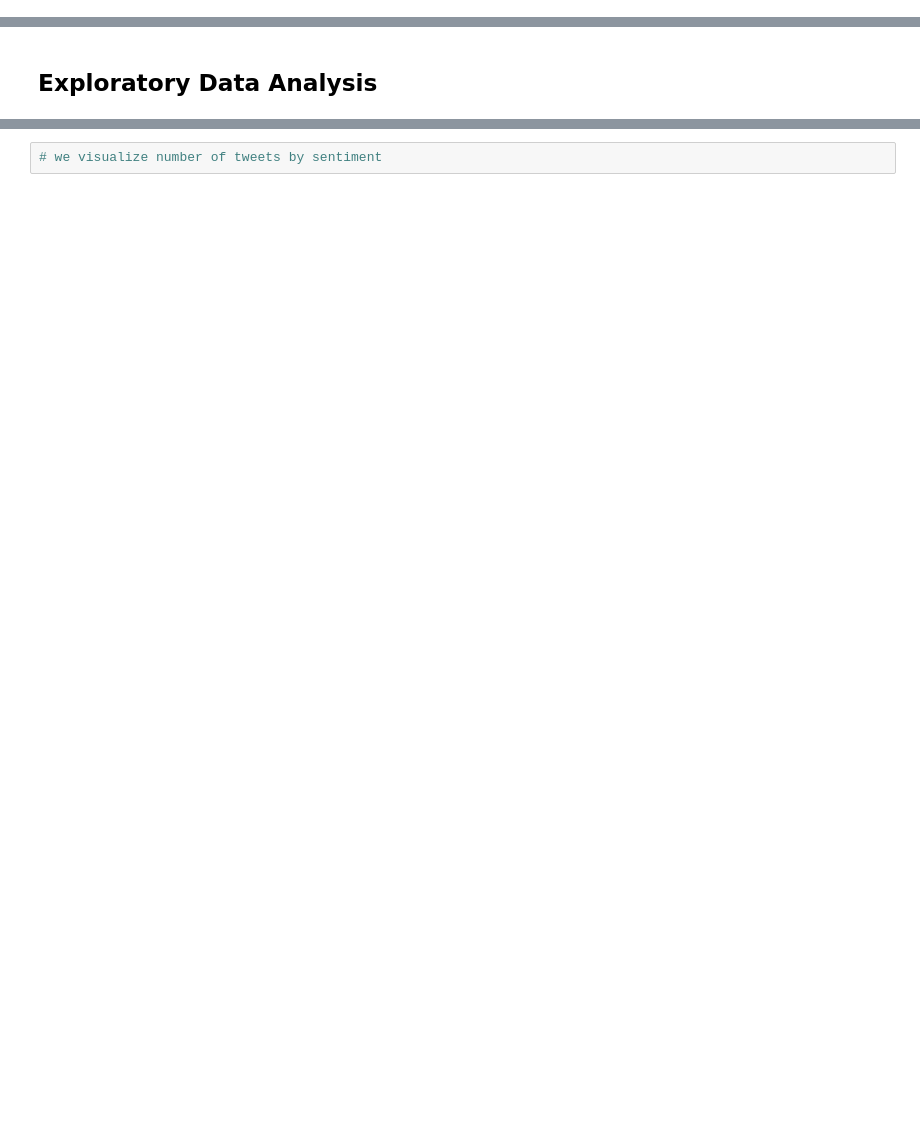
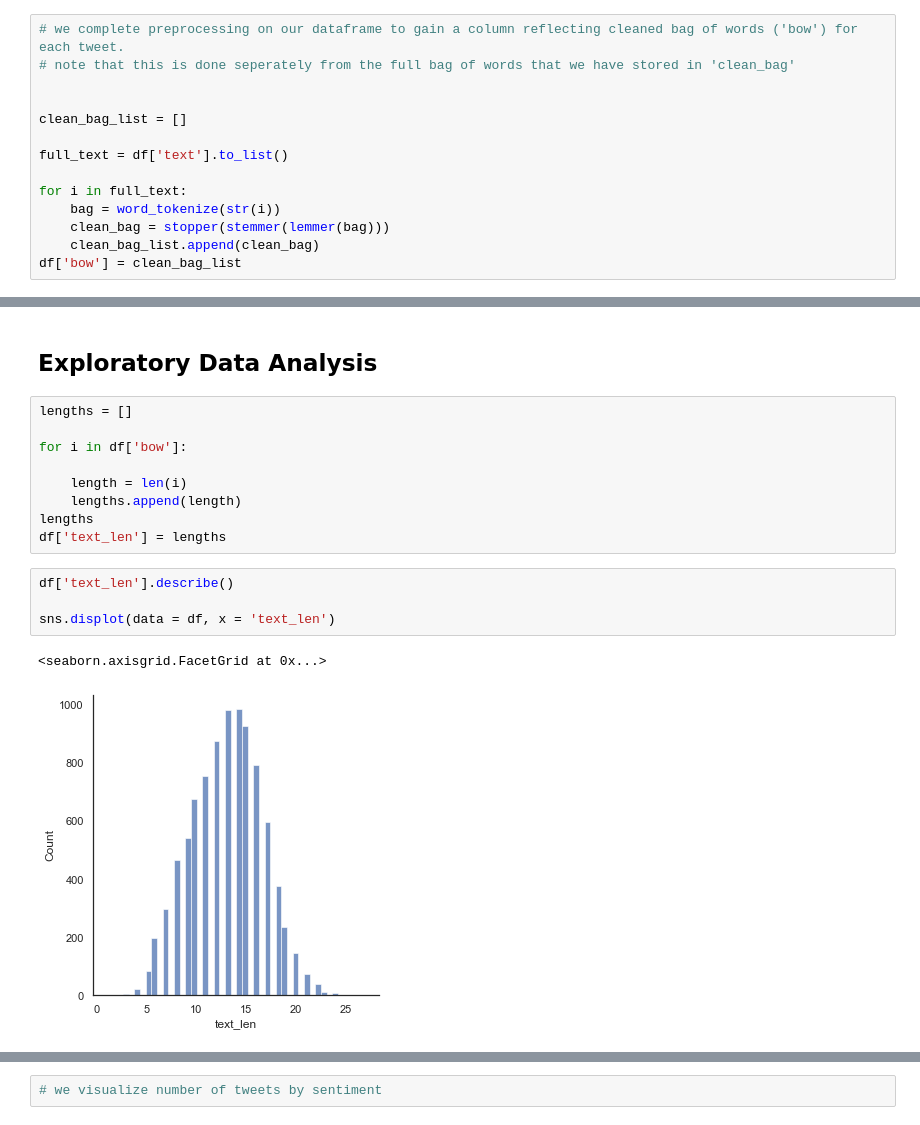
Before and after one commit to RMcAr/dsc-phase-4-project, a Jupyter notebook: a. Introduction and Methodology.ipynb, the cells around one changed output, grey strips where cells are left out. Cells and saved outputs as stored; diff of their text form; blank space fills up the shorter version.

```diff
--- a/a. Introduction and Methodology.ipynb
+++ b/a. Introduction and Methodology.ipynb
@@ -362,0 +360,14 @@ stops = (stopwords.words('english') +
+# %%
+# we complete preprocessing on our dataframe to gain a column reflecting cleaned bag of words ('bow') for each tweet.
+# note that this is done seperately from the full bag of words that we have stored in 'clean_bag'
+
+
+clean_bag_list = []
+
+full_text = df['text'].to_list()
+
+for i in full_text:
+    bag = word_tokenize(str(i))
+    clean_bag = stopper(stemmer(lemmer(bag)))
+    clean_bag_list.append(clean_bag)
+df['bow'] = clean_bag_list
@@ -363,2 +447,18 @@ stops = (stopwords.words('english') +
 # %% [markdown]
 ## Exploratory Data Analysis
+# %%
+lengths = []
+
+for i in df['bow']:
+
+    length = len(i)
+    lengths.append(length)
+lengths
+df['text_len'] = lengths
+# %%
+df['text_len'].describe()
+
+sns.displot(data = df, x = 'text_len')
+# %% [output]
+<seaborn.axisgrid.FacetGrid at 0x...>
+[figure, added]
```
Also changed, not shown: parts of 27 cells of this notebook.
